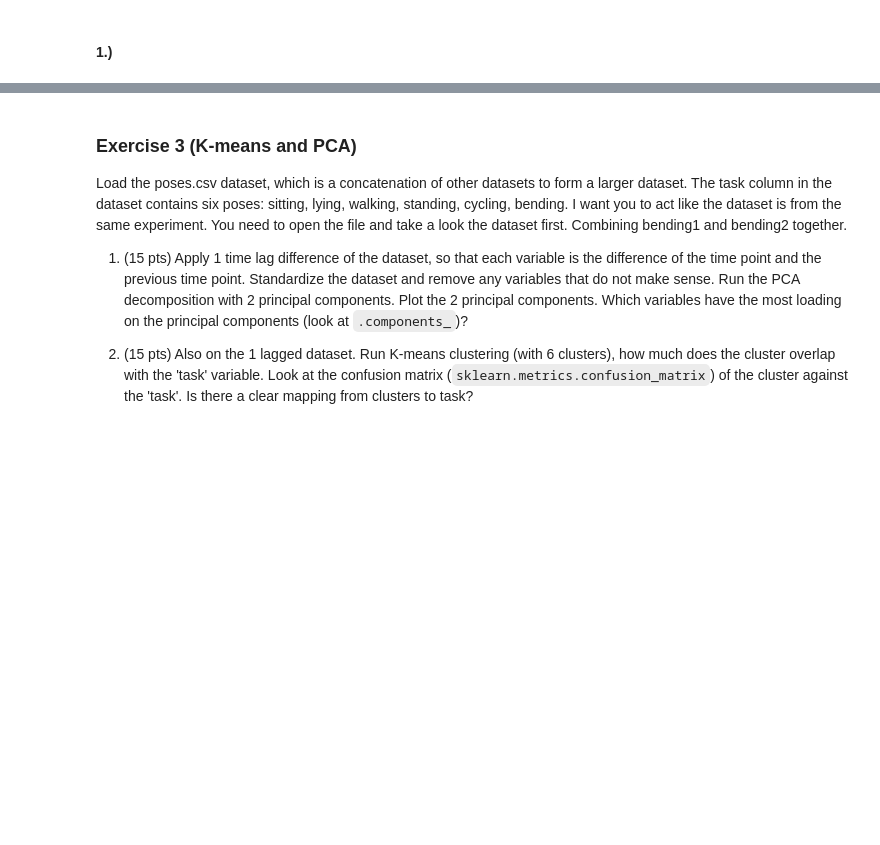
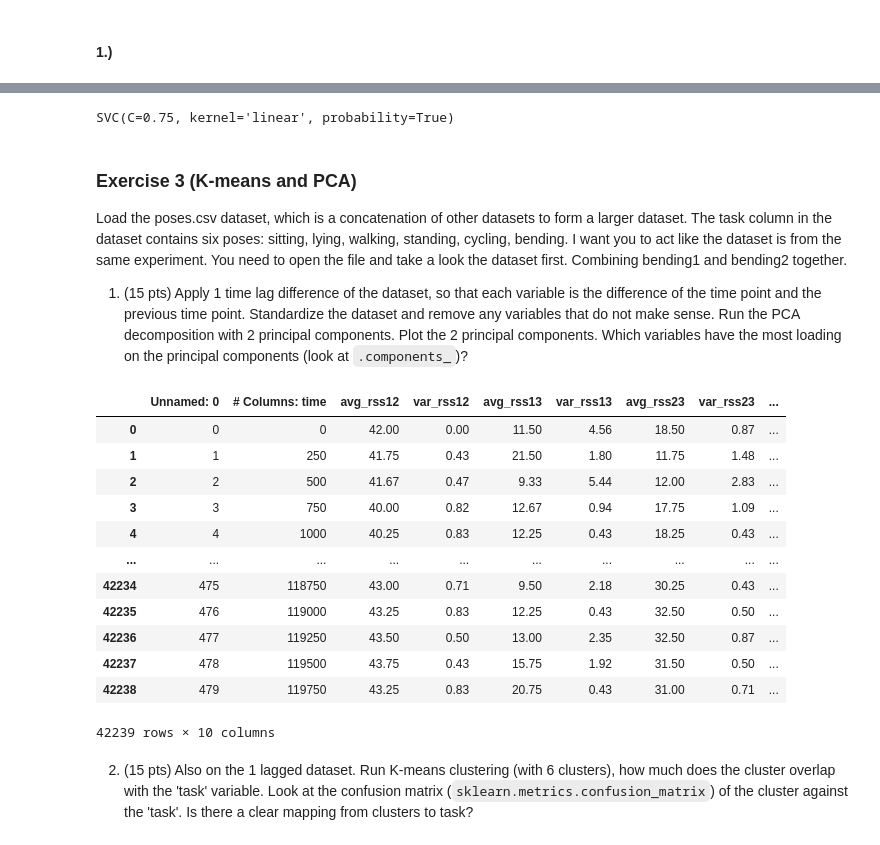
Before and after one commit to gspiga/MStats, a Jupyter notebook: STA208/Homework/Homework2/hw2/hw2.ipynb, the cells around one changed output, grey strips where cells are left out. Cells and saved outputs as stored; diff of their text form; code cells hidden in the pictures; blank space fills up the shorter version.

```diff
--- a/STA208/Homework/Homework2/hw2/hw2.ipynb
+++ b/STA208/Homework/Homework2/hw2/hw2.ipynb
@@ -352,0 +408,6 @@ Error:
+# %%
+# Testing positive models with C = 0.25, 0.75, 1.25, 1.75
+model_posp75 = SVC(C = 0.75, kernel="linear", probability=True)
+model_posp75.fit(x_train_pos, y_train_pos)
+# %% [output]
+SVC(C=0.75, kernel='linear', probability=True)
@@ -356,5 +437,26 @@ Error:
 Load the poses.csv dataset, which is a concatenation of other datasets to form a larger dataset. The task column in the dataset contains six poses: sitting, lying, walking, standing, cycling, bending. I want you to act like the dataset is from the same experiment. You need to open the file and take a look the dataset first. Combining bending1 and bending2 together.
 
 1. (15 pts) Apply 1 time lag difference of the dataset, so that each variable is the difference of the time point and the previous time point.  Standardize the dataset and remove any variables that do not make sense.  Run the PCA decomposition with 2 principal components.  Plot the 2 principal components.  Which variables have the most loading on the principal components (look at `.components_`)?
-
-1. (15 pts) Also on the 1 lagged dataset.  Run K-means clustering (with 6 clusters), how much does the cluster overlap with the 'task' variable.  Look at the confusion matrix (`sklearn.metrics.confusion_matrix`) of the cluster against the 'task'.  Is there a clear mapping from clusters to task?
+# %%
+poses = pd.read_csv("poses.csv")
+
+# Combine bending1 and bending2
+poses.task = poses.task.replace(["bending1","bending2"], "bending")
+display(poses)
+# %% [output]
+|  | Unnamed: 0 | # Columns: time | avg_rss12 | var_rss12 | avg_rss13 | var_rss13 | avg_rss23 | var_rss23 | ... |
+| 0 | 0 | 0 | 42.00 | 0.00 | 11.50 | 4.56 | 18.50 | 0.87 | ... |
+| 1 | 1 | 250 | 41.75 | 0.43 | 21.50 | 1.80 | 11.75 | 1.48 | ... |
+| 2 | 2 | 500 | 41.67 | 0.47 | 9.33 | 5.44 | 12.00 | 2.83 | ... |
+| 3 | 3 | 750 | 40.00 | 0.82 | 12.67 | 0.94 | 17.75 | 1.09 | ... |
+| 4 | 4 | 1000 | 40.25 | 0.83 | 12.25 | 0.43 | 18.25 | 0.43 | ... |
+| ... | ... | ... | ... | ... | ... | ... | ... | ... | ... |
+| 42234 | 475 | 118750 | 43.00 | 0.71 | 9.50 | 2.18 | 30.25 | 0.43 | ... |
+| 42235 | 476 | 119000 | 43.25 | 0.83 | 12.25 | 0.43 | 32.50 | 0.50 | ... |
+| 42236 | 477 | 119250 | 43.50 | 0.50 | 13.00 | 2.35 | 32.50 | 0.87 | ... |
+| 42237 | 478 | 119500 | 43.75 | 0.43 | 15.75 | 1.92 | 31.50 | 0.50 | ... |
+| 42238 | 479 | 119750 | 43.25 | 0.83 | 20.75 | 0.43 | 31.00 | 0.71 | ... |
+42239 rows × 10 columns
+# %% [markdown]
+
+2. (15 pts) Also on the 1 lagged dataset.  Run K-means clustering (with 6 clusters), how much does the cluster overlap with the 'task' variable.  Look at the confusion matrix (`sklearn.metrics.confusion_matrix`) of the cluster against the 'task'.  Is there a clear mapping from clusters to task?
```
Also changed, not shown: parts of 18 cells of this notebook.
